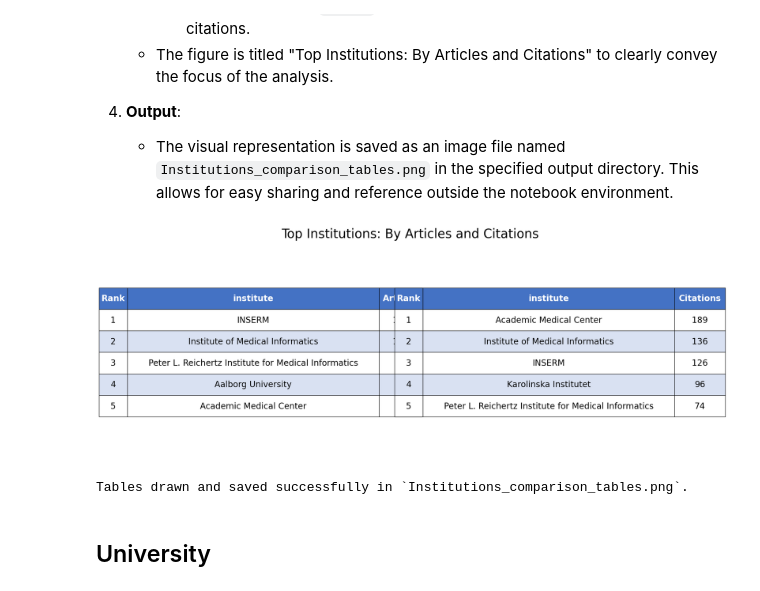
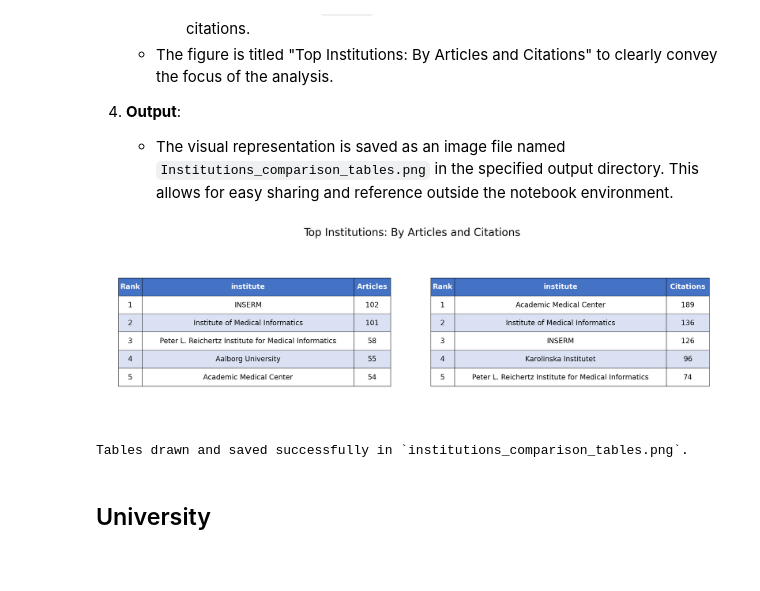
Before and after one commit to EhsanBitaraf/ai-powered-affiliation-extraction, a Jupyter notebook: bibliometric-analysis.ipynb, the cells around one changed output. Cells and saved outputs as stored; diff of their text form; code cells hidden in the pictures; blank space fills up the shorter version.

```diff
--- a/bibliometric-analysis.ipynb
+++ b/bibliometric-analysis.ipynb
@@ -189,19 +363,20 @@ This visualization provides valuable insights into the citation patterns of MIE
 - Any changes in citation patterns over the years.
 # %%
 # Create boolean columns for articles with and without citations
-df['no_citations'] = df['citation_count'] == 0
-df['has_citations'] = df['citation_count'] > 0
+df_modif = df.copy()
+df_modif['no_citations'] = df_modif['citation_count'] == 0
+df_modif['has_citations'] = df_modif['citation_count'] > 0
 
 # Get the range of years
-min_year = df['year'].min()
-max_year = df['year'].max()
+min_year = df_modif['year'].min()
+max_year = df_modif['year'].max()
 all_years = range(int(min_year), int(max_year) + 1)
 
 # Create a DataFrame with all years
 all_years_df = pd.DataFrame({'year': all_years})
 
 # Group by year and count articles with and without citations
-grouped = df.groupby('year').agg({
+grouped = df_modif.groupby('year').agg({
     'no_citations': 'sum',
     'has_citations': 'sum'
 }).reset_index()
@@ -231,7 +406,7 @@ plt.tight_layout()
 
 # Show & save the plot
 if save_mode:
-    plt.savefig(OUTPUT_DIR  / "Articles with No Citations vs At Least One Citation by Year.png")
+    plt.savefig(OUTPUT_DIR  / "articles_with_no_citations_vs_at_least_one_citation_by_year.png")
 plt.show()
 # %% [output]
 [figure]
@@ -886,38 +1443,38 @@ top = 5
 top_n_by_citation_count = result.sort_values(by='citation_count', ascending=False).reset_index(drop=True).head(top)
 top_n_by_article_count =  result.sort_values(by='article_count', ascending=False).reset_index(drop=True).head(top)
 
 # Create two sorted dataframes
 df_by_article = top_n_by_article_count[['institute', 'article_count']].sort_values('article_count', ascending=False)
 df_by_article = df_by_article.rename(columns={'article_count': 'Articles'})
 df_by_article['Rank'] = range(1, len(df_by_article) + 1)
 df_by_article = df_by_article[['Rank'] + [col for col in df_by_article.columns if col != 'Rank']]
 
 df_by_citation = top_n_by_citation_count[['institute', 'citation_count']].sort_values('citation_count', ascending=False)
 df_by_citation = df_by_citation.rename(columns={'citation_count': 'Citations'})
 df_by_citation['Rank'] = range(1, len(df_by_citation) + 1)
 df_by_citation = df_by_citation[['Rank'] + [col for col in df_by_citation.columns if col != 'Rank']]
 
 
 # Create a figure with two subplots side by side
-fig, (ax1, ax2) = plt.subplots(1, 2, figsize=(20, 8))  # Increased figure size
+fig, (ax1, ax2) = plt.subplots(1, 2, figsize=(25, 8))  # Increased figure size
 fig.suptitle("Top Institutions: By Articles and Citations", fontsize=30)  # Increased title font size
 
 # Create tables
 # table1 = create_table(ax1, top_n_by_article_count, "Sorted by Articles")
 # table2 = create_table(ax2, df_by_citation, "Sorted by Citations")
 
 table1 = create_table(ax1, df_by_article,"")
 table2 = create_table(ax2, df_by_citation,"")
 # Adjust layout and save the plot
 plt.tight_layout()
 if save_mode:
-    plt.savefig(OUTPUT_DIR / "Institutions_comparison_tables.png", dpi=300, bbox_inches='tight')
+    plt.savefig(OUTPUT_DIR / "institutions_comparison_tables.png", dpi=300, bbox_inches='tight')
 plt.show()
 
-print("Tables drawn and saved successfully in `Institutions_comparison_tables.png`.")
+print("Tables drawn and saved successfully in `institutions_comparison_tables.png`.")
 # %% [output]
-[figure, old version]
+[figure, new version]
-Tables drawn and saved successfully in `Institutions_comparison_tables.png`.
+Tables drawn and saved successfully in `institutions_comparison_tables.png`.
 # %% [markdown]
 ## University
 # %%
```
Also changed, not shown: parts of 20 cells of this notebook, 35 other files.
